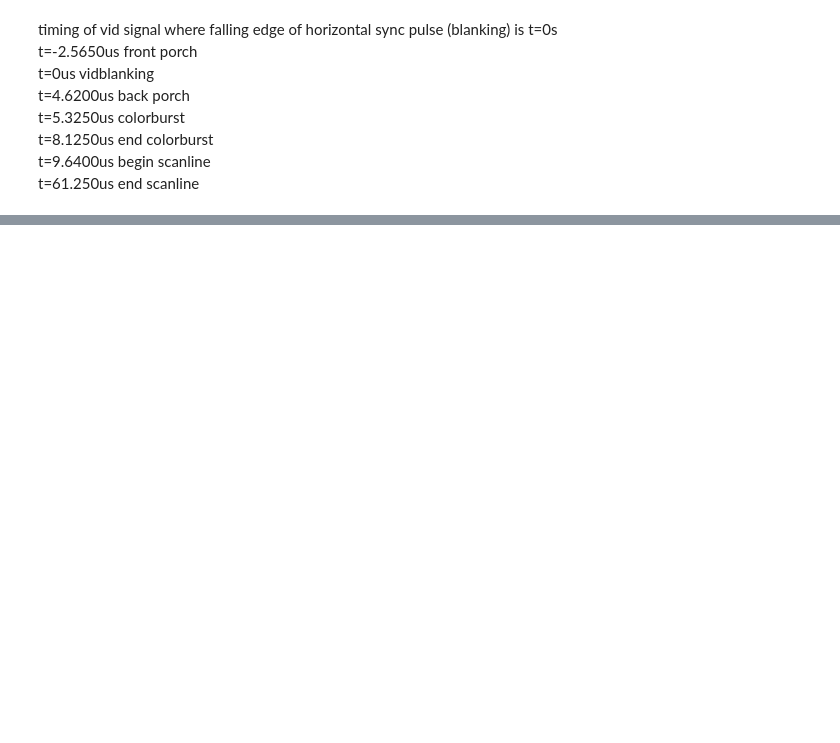
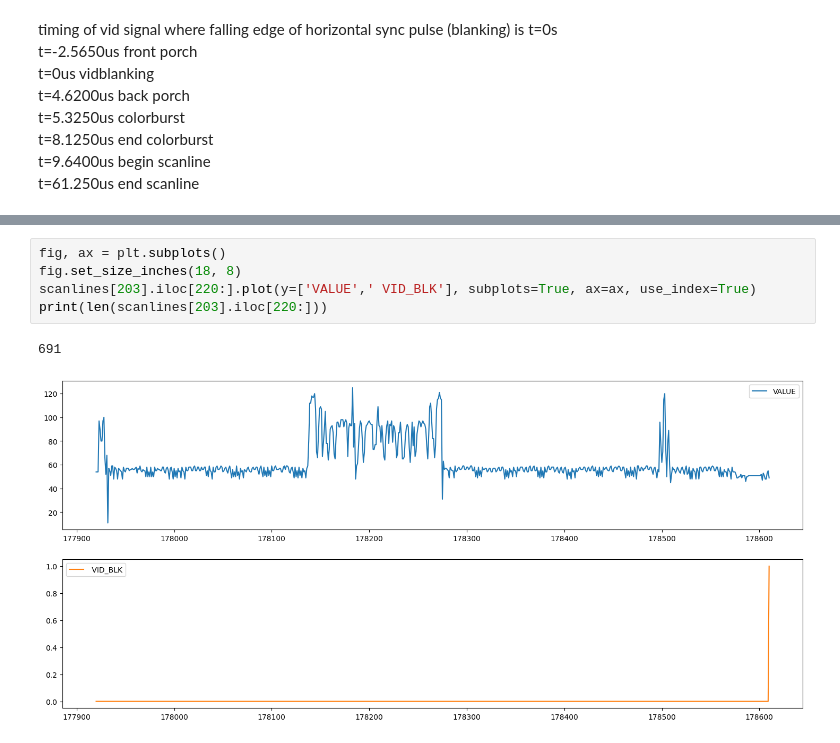
Before and after one commit to ebtrac/pp1_data_processing, a Jupyter notebook: pp1_dac_data_decoding.ipynb, the cells around one changed output, grey strips where cells are left out. Cells and saved outputs as stored; diff of their text form; blank space fills up the shorter version.

```diff
--- a/pp1_dac_data_decoding.ipynb
+++ b/pp1_dac_data_decoding.ipynb
@@ -105,0 +144,8 @@ array([<Axes: xlabel='Time[s]'>, <Axes: xlabel='Time[s]'>,
+# %%
+fig, ax = plt.subplots()
+fig.set_size_inches(18, 8)
+scanlines[203].iloc[220:].plot(y=['VALUE',' VID_BLK'], subplots=True, ax=ax, use_index=True)
+print(len(scanlines[203].iloc[220:]))
+# %% [output]
+691
+[figure, added]
```
Also changed, not shown: parts of 15 cells of this notebook.
